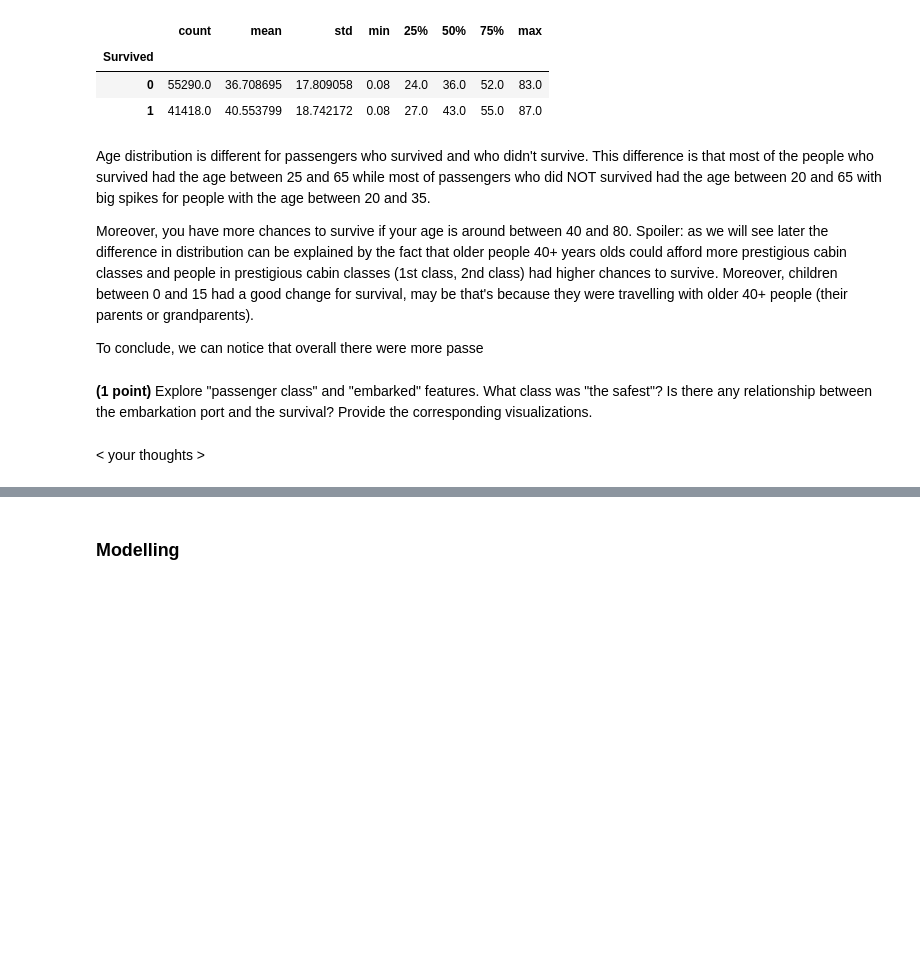
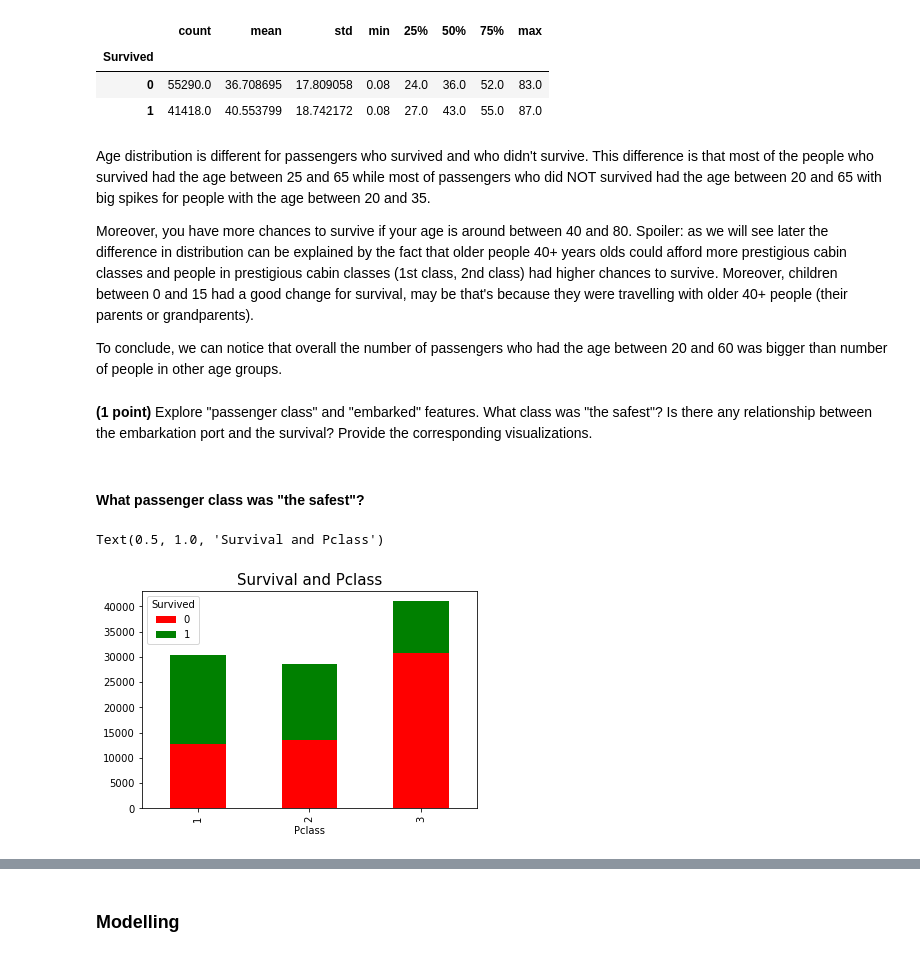
Before and after one commit to drnaida/rsschool-machine-learning-course, a Jupyter notebook: hw_classification.ipynb, the cells around one changed output, grey strips where cells are left out. Saved outputs shown, nothing was run; the diff lists cells and outputs as text; code cells hidden in the pictures; blank space fills up the shorter version.

Commit message:
feat: add exploration of pclass feature

```diff
--- a/hw_classification.ipynb
+++ b/hw_classification.ipynb
@@ -579,6 +579,6 @@ Age distribution is different for passengers who survived and who didn't survive
 
 Moreover, you have more chances to survive if your age is around between 40 and 80. Spoiler: as we will see later the difference in distribution can be explained by the fact that older people 40+ years olds could afford more prestigious cabin classes and people in prestigious cabin classes (1st class, 2nd class) had higher chances to survive. Moreover, children between 0 and 15 had a good change for survival, may be that's because they were travelling with older 40+ people (their parents or grandparents).
 
-To conclude, we can notice that overall there were more passe
+To conclude, we can notice that overall the number of passengers who had the age between 20 and 60 was bigger than number of people in other age groups.
 # %% [markdown]
 **(1 point)** Explore "passenger class" and "embarked" features. What class was "the safest"? Is there any relationship between the embarkation port and the survival? Provide the corresponding visualizations.
@@ -587,2 +585,9 @@ To conclude, we can notice that overall there were more passe
-# %% [markdown]
-< your thoughts >
+# %% [markdown]
+#### What passenger class was "the safest"?
+# %%
+df2 = data.groupby(['Pclass', 'Survived'])['Pclass'].count().unstack('Survived')
+df2[[0, 1]].plot(kind='bar', stacked=True, color=['red', 'green'])
+plt.title('Survival and Pclass', fontsize=15)
+# %% [output]
+Text(0.5, 1.0, 'Survival and Pclass')
+[figure, added]
```
Also changed, not shown: parts of 9 cells of this notebook.
